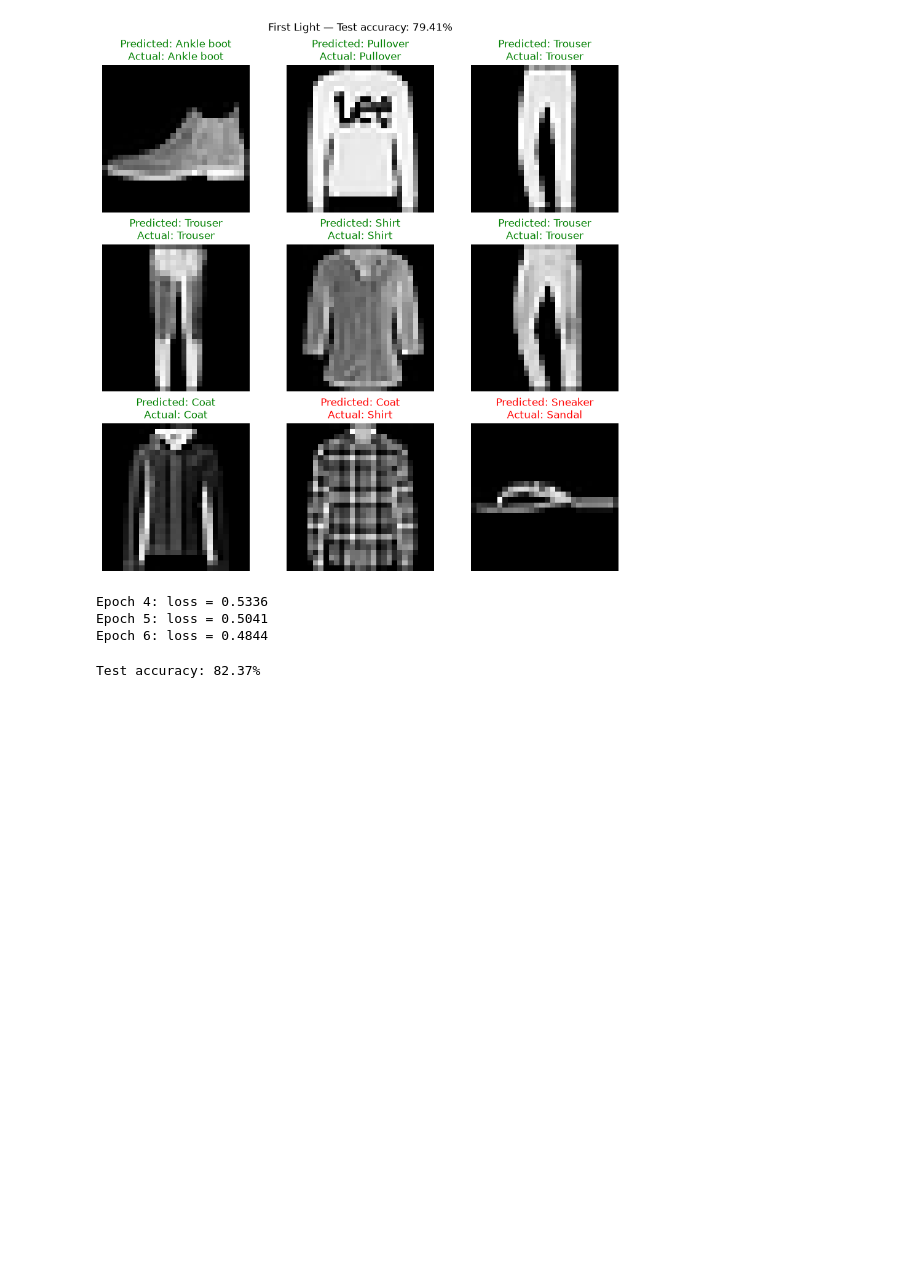
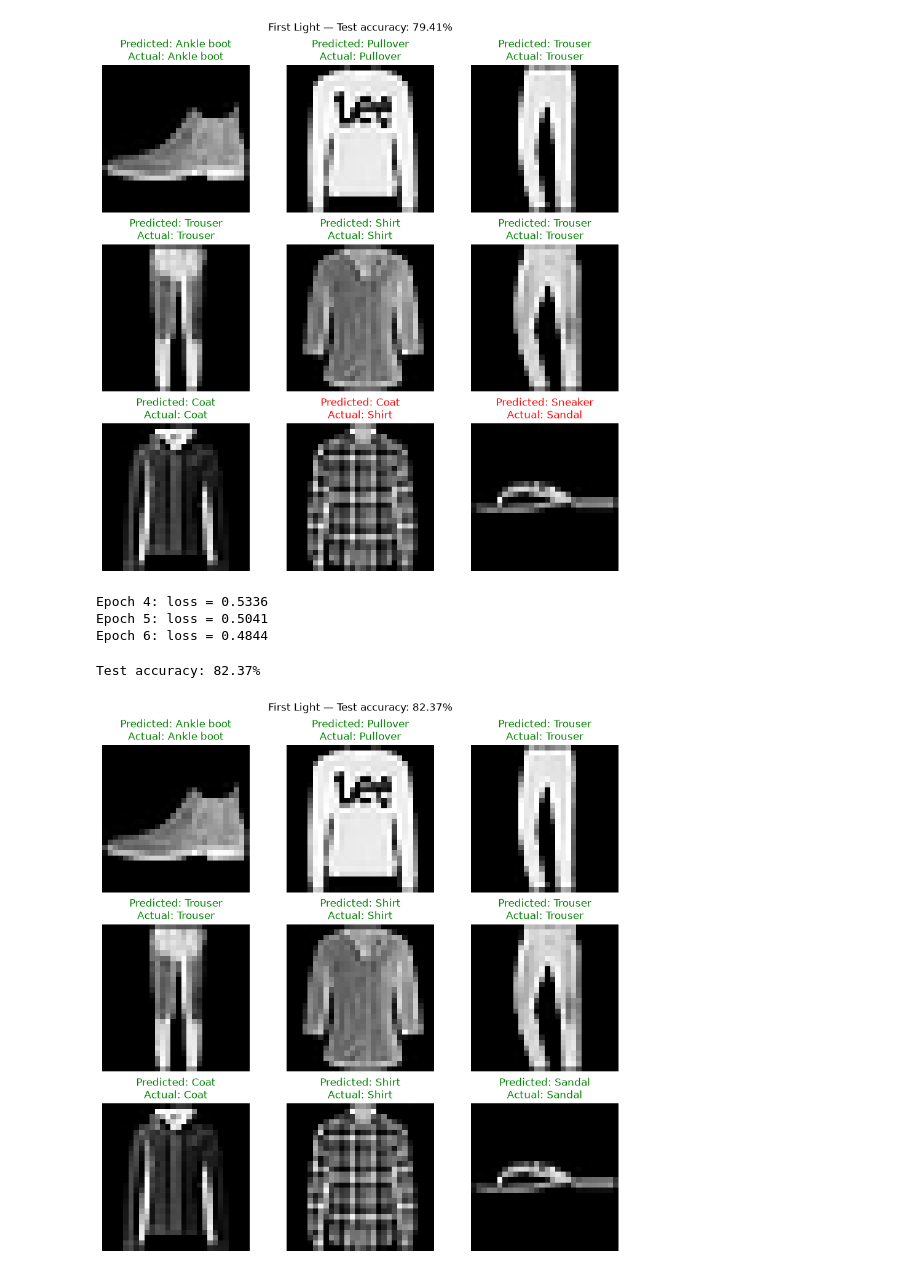
Before and after one commit to fahadqaseem/first-light-pytorch, a Jupyter notebook: first-light-pytorch.ipynb, the cells around one changed output. Cells and saved outputs as stored; diff of their text form; code cells hidden in the pictures; blank space fills up the shorter version.

```diff
--- a/first-light-pytorch.ipynb
+++ b/first-light-pytorch.ipynb
@@ -273,3 +273,36 @@ test_accuracy = (correct/total)*100
 print(f"Test accuracy: {test_accuracy:.2f}%")
 # %% [output]
 Test accuracy: 82.37%
+# %%
+import matplotlib.pyplot as plt
+
+images, labels = next(iter(test_loader))
+
+model.eval()
+with torch.no_grad():
+    predictions = model(images.to(device)).argmax(dim=1).cpu()
+
+fig, axes = plt.subplots(
+    3, 3, figsize=(9, 9), layout="constrained"
+)
+
+for i, ax in enumerate(axes.flat):
+    predicted_id = predictions[i].item()
+    actual_id = labels[i].item()
+
+    predicted_name = test_dataset.classes[predicted_id]
+    actual_name = test_dataset.classes[actual_id]
+    color = "green" if predicted_id == actual_id else "red"
+
+    ax.imshow(images[i].squeeze(0), cmap="gray", vmin=0, vmax=1)
+    ax.set_title(
+        f"Predicted: {predicted_name}\nActual: {actual_name}",
+        color=color
+    )
+    ax.axis("off")
+
+fig.suptitle(f"First Light — Test accuracy: {test_accuracy:.2f}%")
+fig.savefig("prediction_gallery.png", dpi=150, bbox_inches="tight")
+plt.show()
+# %% [output]
+[figure, added]
```
